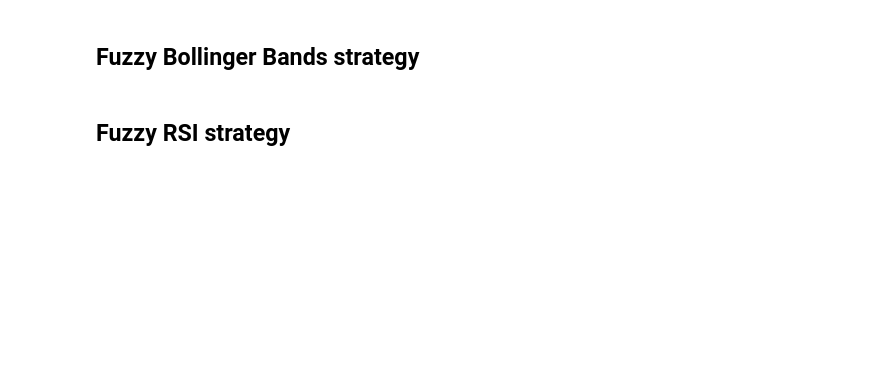
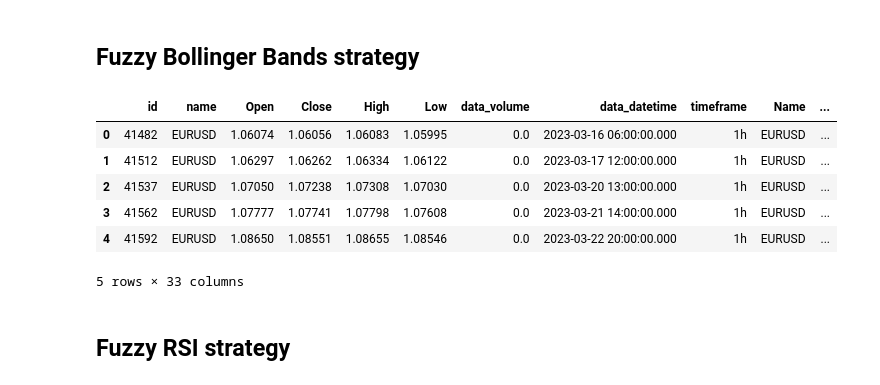
Before and after one commit to kkarolina71/praca_magisterska, a Jupyter notebook: Fuzzification EURUSD_1h.ipynb, the cells around one changed output. Cells and saved outputs as stored; diff of their text form; code cells hidden in the pictures; blank space fills up the shorter version.

```diff
--- a/Fuzzification.ipynb
+++ b/Fuzzification EURUSD_1h.ipynb
@@ -54,7 +79,4 @@ def calculate_NMA(df):
 
     return nma
 # %%
-AT_AAPL['NMA'] = calculate_NMA(AT_AAPL)
-AT_AAL['NMA'] = calculate_NMA(AT_AAL)
-AT_AEP['NMA'] = calculate_NMA(AT_AEP)
-AT_SIRI['NMA'] = calculate_NMA(AT_SIRI)
+at_eur_1h['NMA'] = calculate_NMA(at_eur_1h)
@@ -81,10 +175,13 @@ AT_AEP
 # %%
 def fuzzyMACDInput(df):
+    '''
+    Przecięcie powyżej lini sygnałowej - kup
+    Przecięcie poniżej lini sygnałowej - sprzedaj
+    '''
     MACD = df['MACD']
-    SignalLine = df['']
-    try:
-        fuzzMACD = 100 * ((MACD - SignalLine) / MACD)
-        return fuzzMACD
-    except ZeroDivisionError:
-        print("Błąd: MACD nie może być równy zero.")
-        return None
+    df['9Ewm'] = df.groupby('Name')['Close'].transform(lambda x: x.ewm(span=9, adjust=False).mean())
+
+    SignalLine = df['9Ewm']
+    fuzzMACD = 100 * ((MACD - SignalLine) / MACD)
+
+    return fuzzMACD
@@ -108,0 +188,2 @@ def fuzzyMACDInput(df):
+# %%
+at_eur_1h['fuzzMACD'] = fuzzyMACDInput(at_eur_1h)
@@ -112,24 +244,28 @@ def fuzzyMACDInput(df):
 def fuzzyInputUpperBand(df):
     close = df['Close']
     upperBand = df['BU']
-    fuzzUBollinger = 100 * (close - upperBand/close)
+    fuzzUBollinger = 100 * ((close - upperBand)/close)
     return fuzzUBollinger
 
 def fuzzyInputLowerBand(df):
     close = df['Close']
-    upperBand = df['BL']
-    fuzzLBollinger = 100 * (close - lowerBand/close)
+    lowerBand = df['BL']
+    fuzzLBollinger = 100 * ((close - lowerBand)/close)
     return fuzzLBollinger
 # %%
-AT_AAPL['fuzz_U_Bollinger'] = fuzzyInputUpperBand(AT_AAPL)
-AT_AAL['fuzz_U_Bollinger'] = fuzzyInputUpperBand(AT_AAL)
-AT_AEP['fuzz_U_Bollinger'] = fuzzyInputUpperBand(AT_AEP)
-AT_SIRI['fuzz_U_Bollinger'] = fuzzyInputUpperBand(AT_SIRI)
+at_eur_1h['fuzz_U_Bollinger'] = fuzzyInputUpperBand(at_eur_1h)
 
-AT_AAPL['fuzz_L_Bollinger'] = fuzzyInputLowerBand(AT_AAPL)
-AT_AAL['fuzz_L_Bollinger'] = fuzzyInputLowerBand(AT_AAL)
-AT_AEP['fuzz_L_Bollinger'] = fuzzyInputLowerBand(AT_AEP)
-AT_SIRI['fuzz_L_Bollinger'] = fuzzyInputLowerBand(AT_SIRI)
+
+at_eur_1h['fuzz_L_Bollinger'] = fuzzyInputLowerBand(at_eur_1h)
+at_eur_1h.head()
+# %% [output]
+|  | id | name | Open | Close | High | Low | data_volume | data_datetime | timeframe | Name | ... |
+| 0 | 41482 | EURUSD | 1.06074 | 1.06056 | 1.06083 | 1.05995 | 0.0 | 2023-03-16 06:00:00.000 | 1h | EURUSD | ... |
+| 1 | 41512 | EURUSD | 1.06297 | 1.06262 | 1.06334 | 1.06122 | 0.0 | 2023-03-17 12:00:00.000 | 1h | EURUSD | ... |
+| 2 | 41537 | EURUSD | 1.07050 | 1.07238 | 1.07308 | 1.07030 | 0.0 | 2023-03-20 13:00:00.000 | 1h | EURUSD | ... |
+| 3 | 41562 | EURUSD | 1.07777 | 1.07741 | 1.07798 | 1.07608 | 0.0 | 2023-03-21 14:00:00.000 | 1h | EURUSD | ... |
+| 4 | 41592 | EURUSD | 1.08650 | 1.08551 | 1.08655 | 1.08546 | 0.0 | 2023-03-22 20:00:00.000 | 1h | EURUSD | ... |
+5 rows × 33 columns
 # %% [markdown]
 ## Fuzzy RSI strategy
 # %%
```
Also changed, not shown: parts of 18 cells of this notebook, 2 other files.
